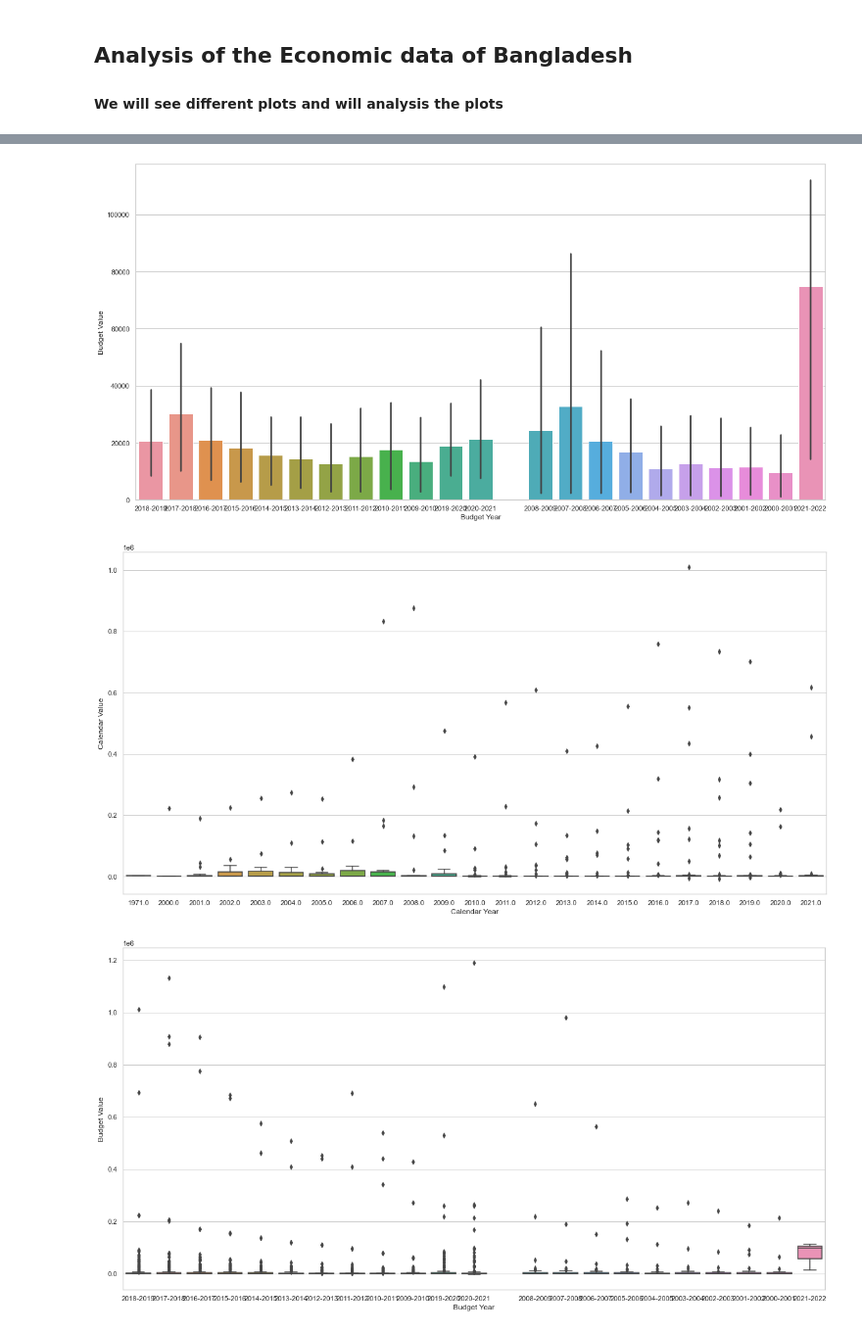
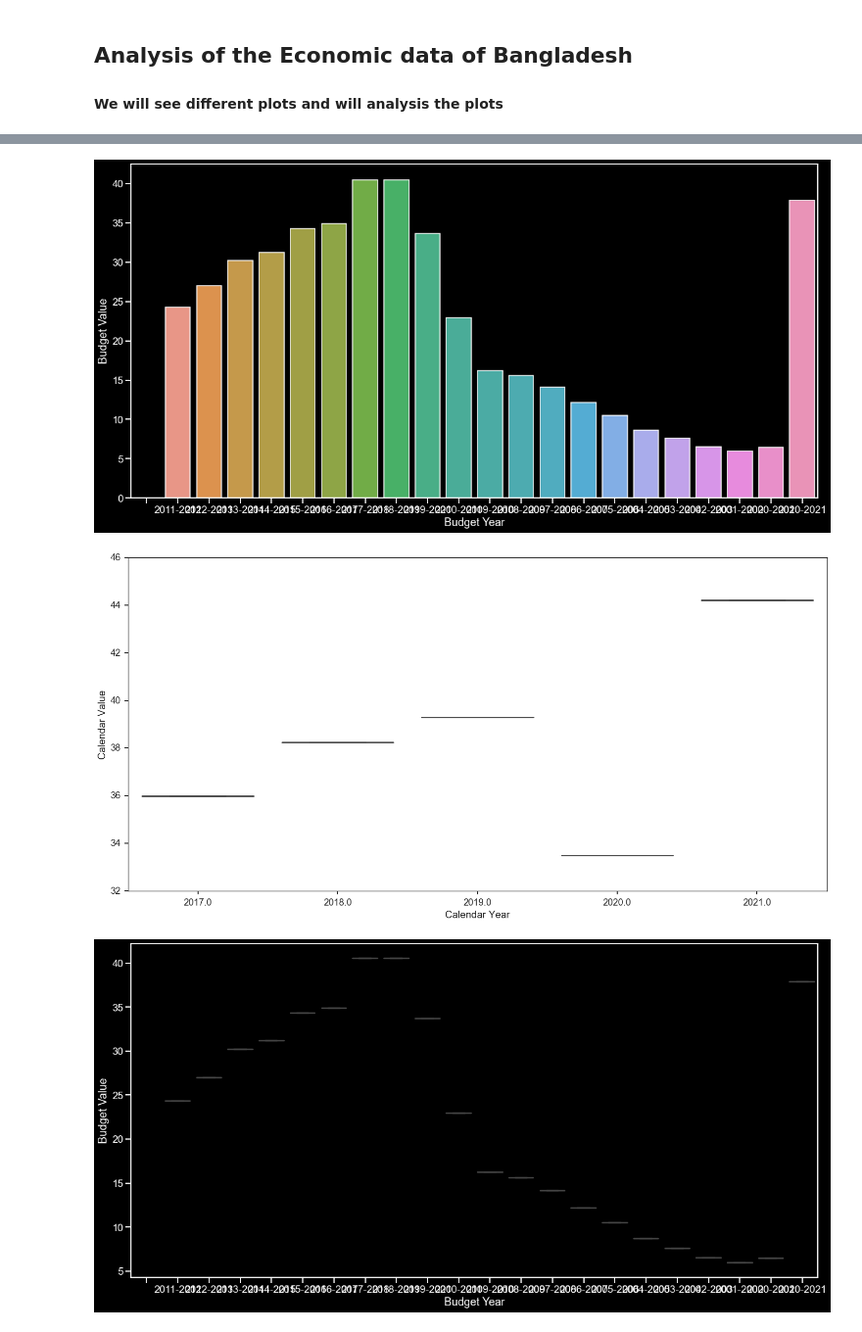
Before and after one commit to Arif-Badhon/TimeSeriesDataAnalysis, a Jupyter notebook: Analysis.ipynb, the cells around one changed output, grey strips where cells are left out. Shown at 98% size. Saved outputs shown, nothing was run; the diff lists cells and outputs as text; code cells hidden in the pictures.

```diff
--- a/Analysis.ipynb
+++ b/Analysis.ipynb
@@ -40,6 +40,8 @@ ED.head()
 | 3 | NaN | 2015-2016 | Account Balance | Bangladesh Bank | NaN | 4.26 | NaN | NaN | ... |
 | 4 | NaN | 2014-2015 | Account Balance | Bangladesh Bank | NaN | 3.49 | NaN | NaN | ... |
 # %%
+indicator = "Export - Total"
+ED = ED[ED['Indicator'] == indicator]
 ECalenderData = ED[~ED['Calendar Value'].isnull()]
 EBudgetData = ED[~ED['Budget Year'].isnull()]
 EMonthlyData = ED[~ED['Calendar Year'].isnull() & ED['Calendar Value'].isnull()]
@@ -48,5 +51,7 @@ EMonthlyData = ED[~ED['Calendar Year'].isnull() & ED['Calendar Value'].isnull()]
 # %%
 plt.figure(figsize=(15,8))
-sns.set_theme(style="whitegrid")
+#sns.set_theme(style="dark")
+sns.set(style="darkgrid", context="talk")
+#plt.style.use("seaborn-ticks")
 ax = sns.barplot(x="Calendar Year", y="Calendar Value", data=ECalenderData)
 # %% [output]
@@ -54,20 +59,23 @@ ax = sns.barplot(x="Calendar Year", y="Calendar Value", data=ECalenderData)
 # %%
 plt.figure(figsize=(20,10))
-sns.set_theme(style="whitegrid")
+sns.set(style="ticks", context="talk")
+plt.style.use("dark_background")
 ax = sns.barplot(x="Budget Year", y="Budget Value", data=EBudgetData)
 # %% [output]
-[figure, old version]
+[figure, new version]
 # %%
 plt.figure(figsize=(20, 10))
-sns.set_theme(style="whitegrid")
+sns.set(style="ticks", context="talk")
+plt.style.use("seaborn-ticks")
 ax = sns.boxplot(x="Calendar Year", y="Calendar Value", data=ECalenderData)
 # %% [output]
-[figure, old version]
+[figure, new version]
 # %%
 plt.figure(figsize=(20,10))
-sns.set_theme(style="whitegrid")
+sns.set(style="ticks", context="talk")
+plt.style.use("dark_background")
 ax = sns.boxplot(x="Budget Year", y="Budget Value", data=EBudgetData)
 # %% [output]
-[figure, old version]
+[figure, new version]
 # %%
 plt.figure(figsize=(20,10))
```
Also changed, not shown: parts of 6 cells of this notebook, 2 other files.
